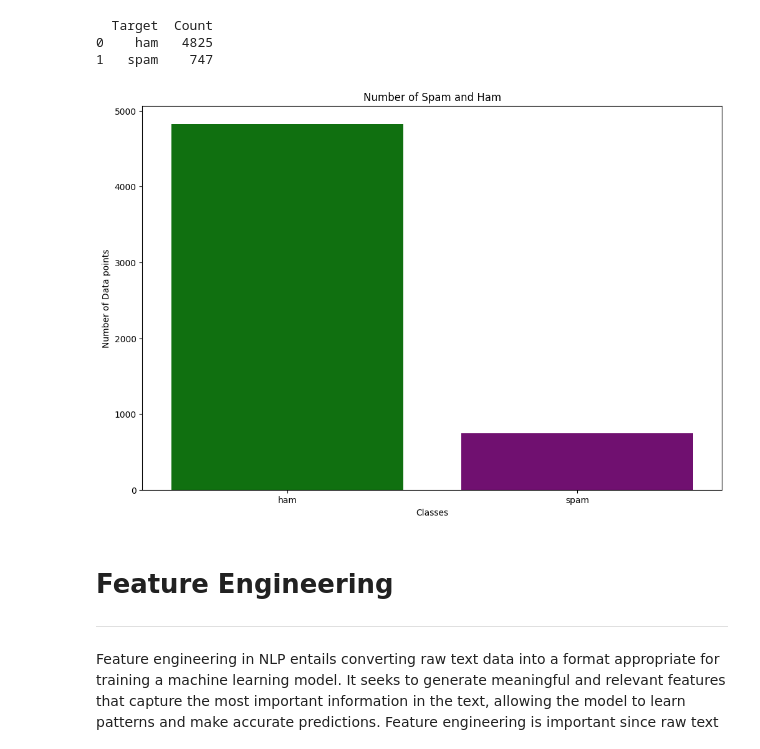
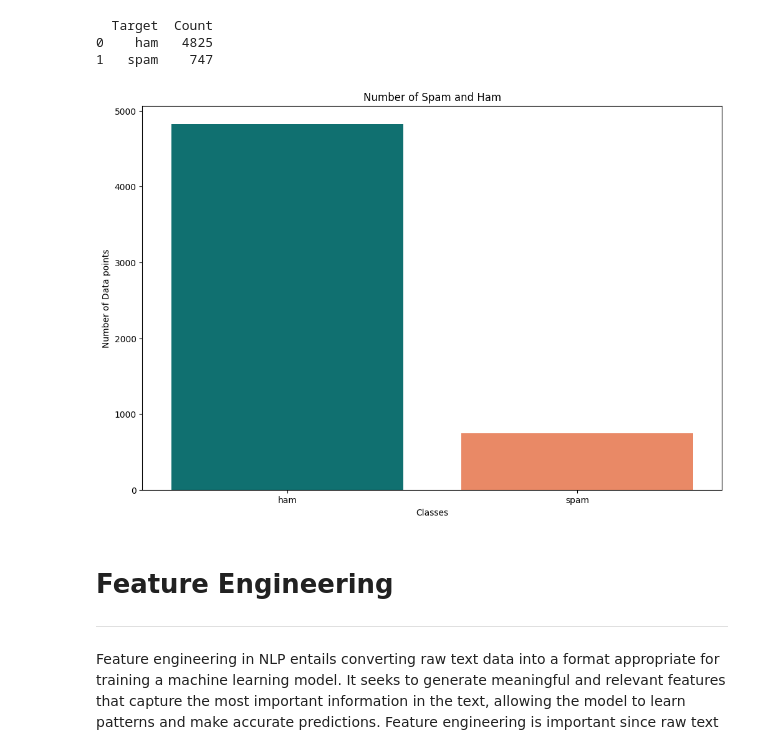
Before and after one commit to brmil07/Kaggle_Projects, a Jupyter notebook: sms-spam-classification-with-nlp.ipynb, the cells around one changed output. Cells and saved outputs as stored; diff of their text form; code cells hidden in the pictures.

```diff
--- a/sms-spam-classification-with-nlp.ipynb
+++ b/sms-spam-classification-with-nlp.ipynb
@@ -151,13 +151,13 @@ print(target_counts)
 # %%
 # Plotting the target and check if the data is imbalanced or not
 plt.figure(figsize=(12,8))
-fig = sns.countplot(x= df["Target"], palette=['green','purple'])
+fig = sns.countplot(x= df["Target"], palette=['teal','coral'])
 fig.set_title("Number of Spam and Ham")
 fig.set_xlabel("Classes")
 fig.set_ylabel("Number of Data points")
 plt.show(fig)
 # %% [output]
-[figure, old version]
+[figure, new version]
 # %% [markdown]
 # **Feature Engineering**
 ---
```
Also changed, not shown: parts of 5 cells of this notebook.
